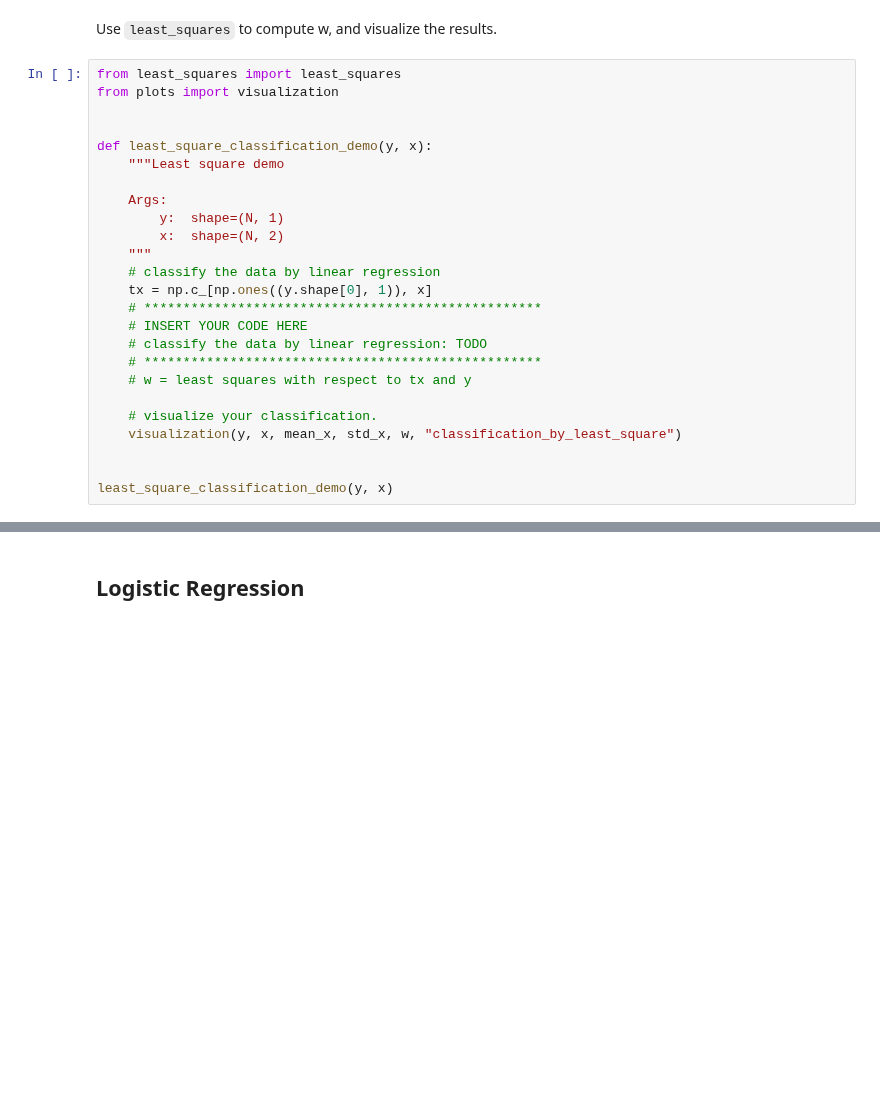
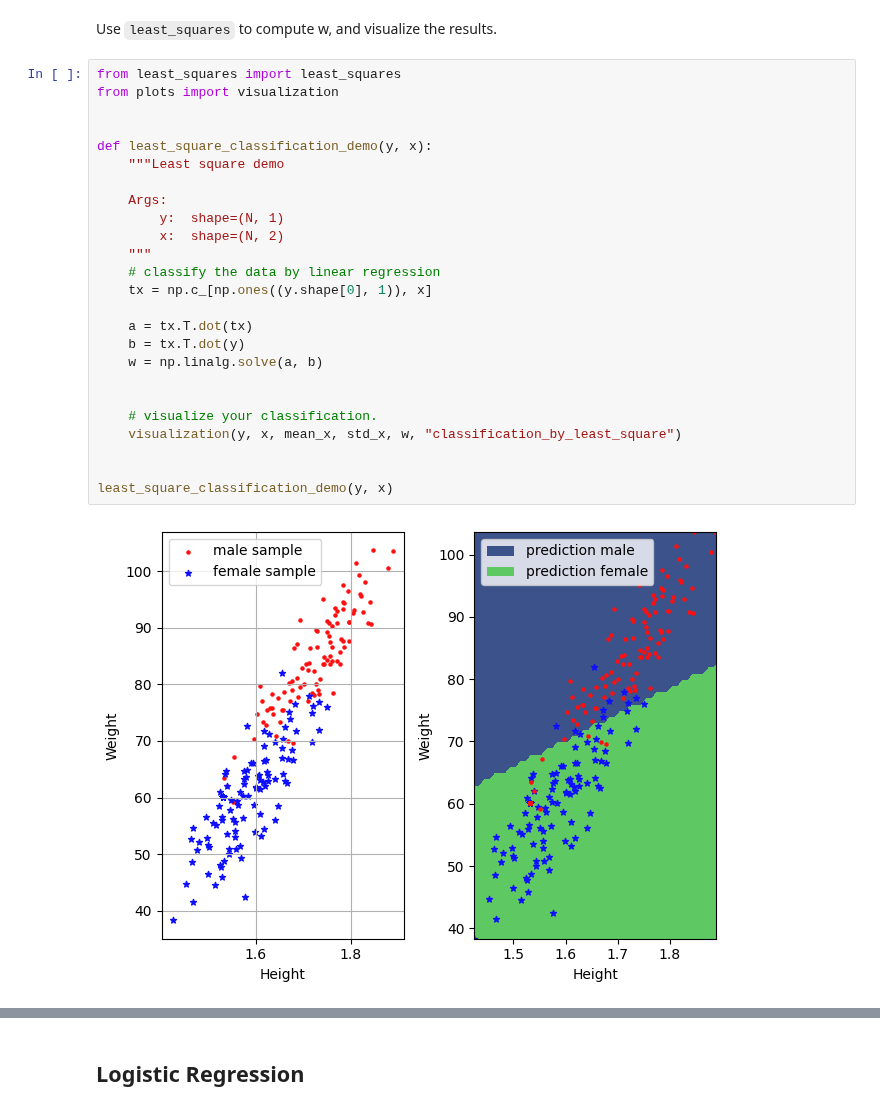
Before and after one commit to glueckf/CS_433_Machine_Learning, a Jupyter notebook: labs/ex05/template/ex05.ipynb, the cells around one changed output, grey strips where cells are left out. Saved outputs shown, nothing was run; the diff lists cells and outputs as text; blank space fills up the shorter version.

Commit message:
ex05: logistic regression (GD, Newton, penalized) and least squares classification
Co-Authored-By: Claude Opus 5.5 <noreply@anthropic.com>

```diff
--- a/labs/ex05/template/ex05.ipynb
+++ b/labs/ex05/template/ex05.ipynb
@@ -30,28 +30,30 @@ Use `least_squares` to compute w, and visualize the results.
 # %%
 from least_squares import least_squares
 from plots import visualization
 
 
 def least_square_classification_demo(y, x):
     """Least square demo
 
     Args:
         y:  shape=(N, 1)
         x:  shape=(N, 2)
     """
     # classify the data by linear regression
     tx = np.c_[np.ones((y.shape[0], 1)), x]
-    # ***************************************************
-    # INSERT YOUR CODE HERE
-    # classify the data by linear regression: TODO
-    # ***************************************************
-    # w = least squares with respect to tx and y
+
+    a = tx.T.dot(tx)
+    b = tx.T.dot(y)
+    w = np.linalg.solve(a, b)
+
 
     # visualize your classification.
     visualization(y, x, mean_x, std_x, w, "classification_by_least_square")
 
 
 least_square_classification_demo(y, x)
+# %% [output]
+[figure, added]
 # %% [markdown]
 #### The `least_square_classification_demo` is expected to show
 
```
Also changed, not shown: parts of 12 cells of this notebook, 5 other files.
